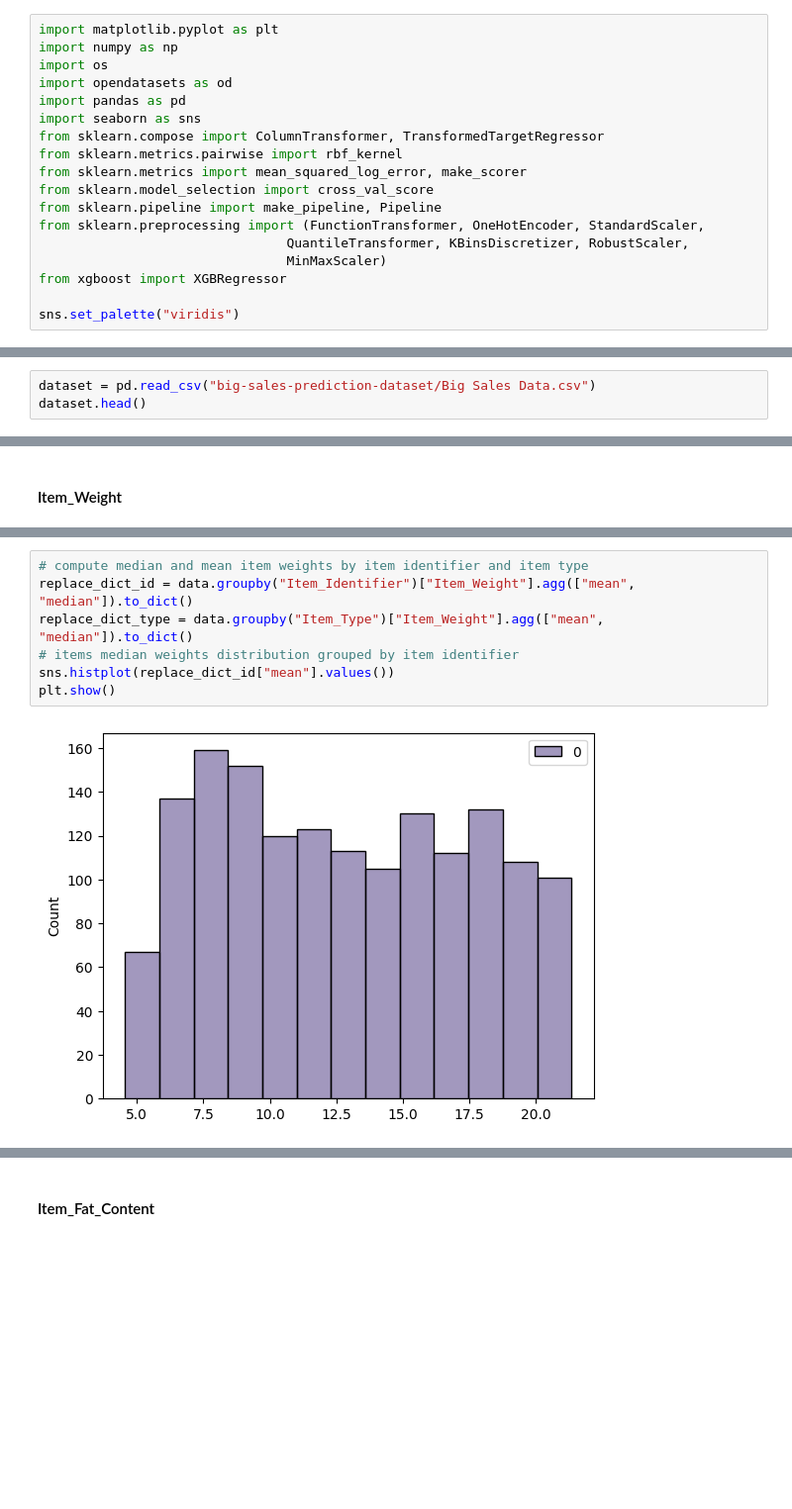
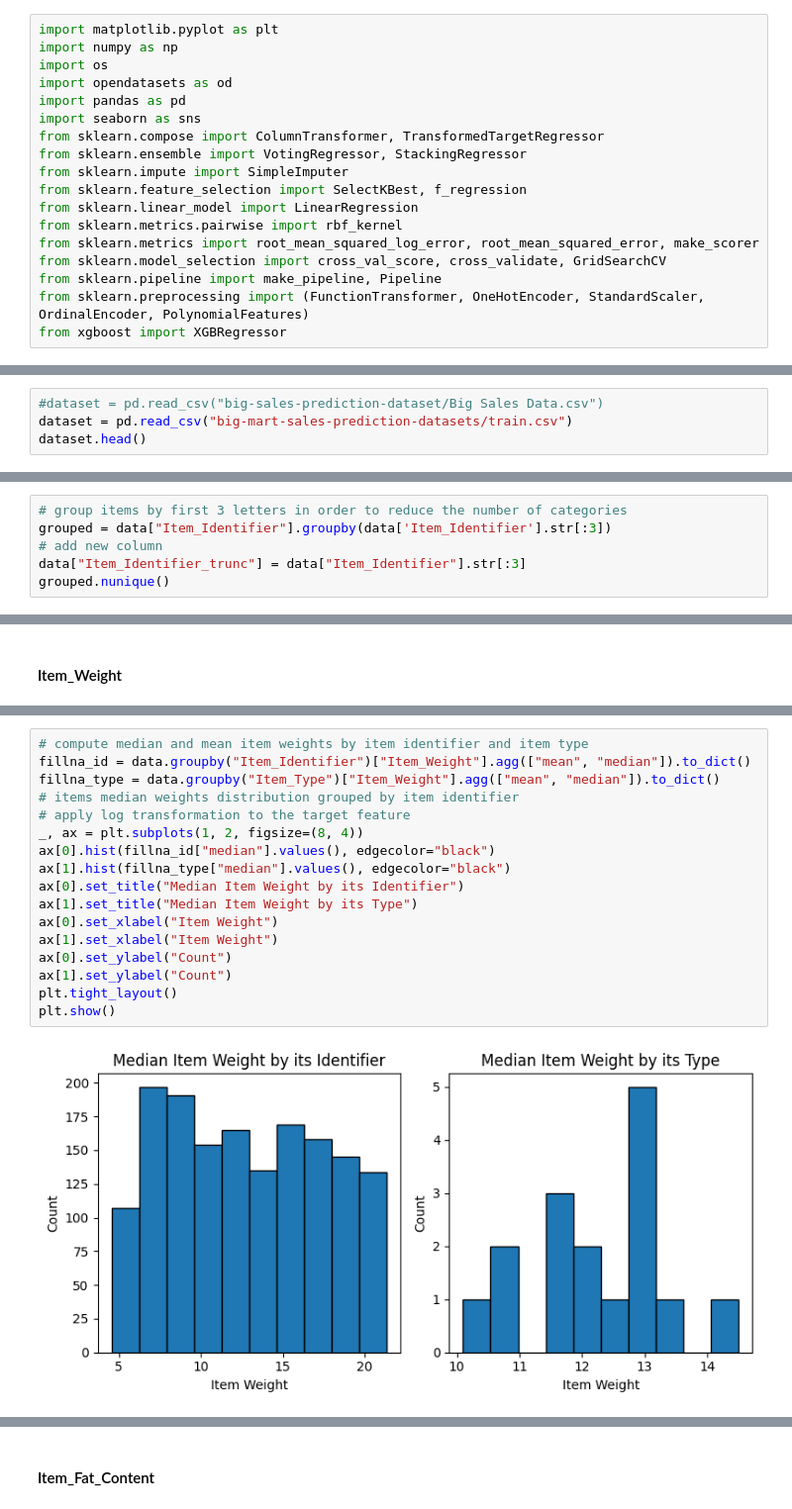
Before and after one commit to OMarchevska/sales-prediction, a Jupyter notebook: Big_Sales_Prediction.ipynb, the cells around one changed output, grey strips where cells are left out. Shown at 99% size. Saved outputs shown, nothing was run; the diff lists cells and outputs as text; blank space fills up the shorter version.

```diff
--- a/Big_Sales_Prediction.ipynb
+++ b/Big_Sales_Prediction.ipynb
@@ -13,16 +13,16 @@ import opendatasets as od
 import pandas as pd
 import seaborn as sns
 from sklearn.compose import ColumnTransformer, TransformedTargetRegressor
+from sklearn.ensemble import VotingRegressor, StackingRegressor
+from sklearn.impute import SimpleImputer
+from sklearn.feature_selection import SelectKBest, f_regression
+from sklearn.linear_model import LinearRegression
 from sklearn.metrics.pairwise import rbf_kernel
-from sklearn.metrics import mean_squared_log_error, make_scorer
-from sklearn.model_selection import cross_val_score
+from sklearn.metrics import root_mean_squared_log_error, root_mean_squared_error, make_scorer
+from sklearn.model_selection import cross_val_score, cross_validate, GridSearchCV
 from sklearn.pipeline import make_pipeline, Pipeline
-from sklearn.preprocessing import (FunctionTransformer, OneHotEncoder, StandardScaler,
-                                QuantileTransformer, KBinsDiscretizer, RobustScaler,
-                                MinMaxScaler)
+from sklearn.preprocessing import (FunctionTransformer, OneHotEncoder, StandardScaler, OrdinalEncoder, PolynomialFeatures)
 from xgboost import XGBRegressor
-
-sns.set_palette("viridis")
 # %% [markdown]
 ## Data
 # %% [markdown]
@@ -37,5 +37,6 @@ Skipping, found downloaded files in "./big-sales-prediction-dataset" (use force=
 # %%
-dataset = pd.read_csv("big-sales-prediction-dataset/Big Sales Data.csv")
+#dataset = pd.read_csv("big-sales-prediction-dataset/Big Sales Data.csv")
+dataset = pd.read_csv("big-mart-sales-prediction-datasets/train.csv")
 dataset.head()
 # %% [output]
 |  | Item_Identifier | Item_Weight | Item_Fat_Content | Item_Visibility | Item_Type | Item_MRP | ... |
@@ -133,0 +134,6 @@ Item identifiers sample:
+# %%
+# group items by first 3 letters in order to reduce the number of categories
+grouped = data["Item_Identifier"].groupby(data['Item_Identifier'].str[:3])
+# add new column
+data["Item_Identifier_trunc"] = data["Item_Identifier"].str[:3]
+grouped.nunique()
@@ -171,10 +226,20 @@ plt.show()
 # %%
 # compute median and mean item weights by item identifier and item type
-replace_dict_id = data.groupby("Item_Identifier")["Item_Weight"].agg(["mean", "median"]).to_dict()
-replace_dict_type = data.groupby("Item_Type")["Item_Weight"].agg(["mean", "median"]).to_dict()
+fillna_id = data.groupby("Item_Identifier")["Item_Weight"].agg(["mean", "median"]).to_dict()
+fillna_type = data.groupby("Item_Type")["Item_Weight"].agg(["mean", "median"]).to_dict()
 # items median weights distribution grouped by item identifier
-sns.histplot(replace_dict_id["mean"].values())
+# apply log transformation to the target feature
+_, ax = plt.subplots(1, 2, figsize=(8, 4))
+ax[0].hist(fillna_id["median"].values(), edgecolor="black")
+ax[1].hist(fillna_type["median"].values(), edgecolor="black")
+ax[0].set_title("Median Item Weight by its Identifier")
+ax[1].set_title("Median Item Weight by its Type")
+ax[0].set_xlabel("Item Weight")
+ax[1].set_xlabel("Item Weight")
+ax[0].set_ylabel("Count")
+ax[1].set_ylabel("Count")
+plt.tight_layout()
 plt.show()
 # %% [output]
-[figure, old version]
+[figure, new version]
 # %%
```
Also changed, not shown: parts of 67 cells of this notebook.
